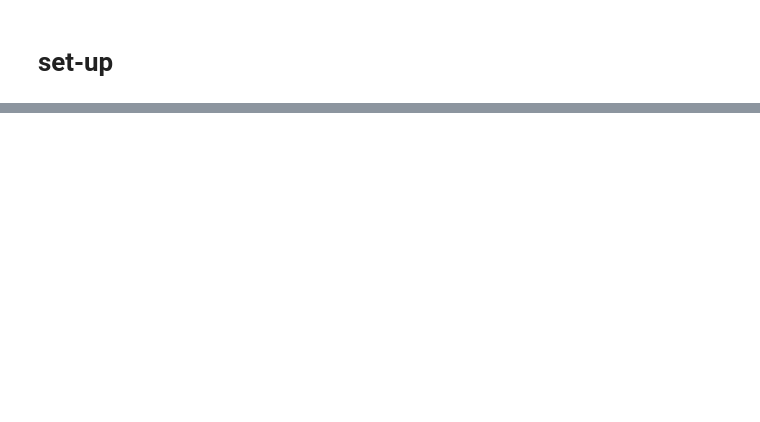
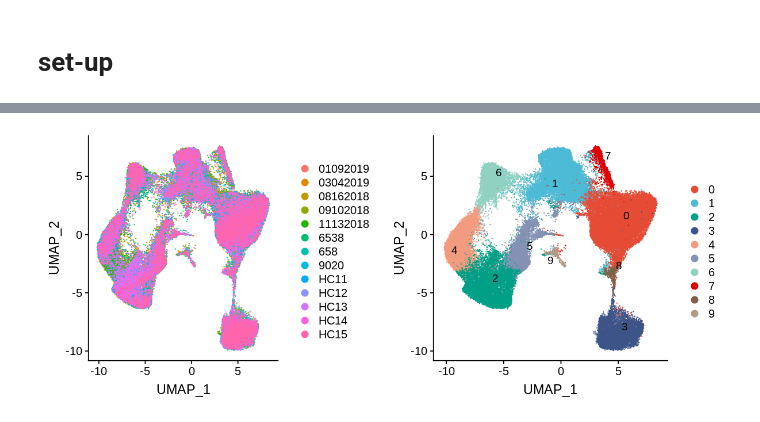
Before and after one commit to joypai/ms_singlecell, a Jupyter notebook: ms_analysis.ipynb, the cells around one changed output, grey strips where cells are left out. Saved outputs shown, nothing was run; the diff lists cells and outputs as text; code cells hidden in the pictures; blank space fills up the shorter version.

Commit message:
first draft of cluster annotation analysis

```diff
--- a/ms_analysis.ipynb
+++ b/ms_analysis.ipynb
@@ -73,0 +94,7 @@ Running CCA
+# %%
+# A list of cell cycle markers, from Tirosh et al, 2015, is loaded with Seurat.  We can
+# segregate this list into markers of G2/M phase and markers of S phase
+s.genes <- cc.genes$s.genes
+g2m.genes <- cc.genes$g2m.genes
+
+merged.integrated <- CellCycleScoring(merged.integrated, s.features = s.genes, g2m.features = g2m.genes, set.ident = TRUE)
@@ -73,0 +103,8 @@ Running CCA
+# %%
+DefaultAssay(object = merged.integrated) <- "integrated"
+merged.integrated <- ScaleData(object = merged.integrated, vars.to.regress = c("S.Score", "G2M.Score"),
+                               verbose = FALSE)
+merged.integrated <- RunPCA(object = merged.integrated, npcs = 50, verbose = FALSE)
+# %%
+merged.integrated <- RunUMAP(merged.integrated, reduction = "pca", dims = 1:20)
+# merged.integrated <- RunTSNE(object = merged.integrated, reduction = "pca", dims = 1:50)
@@ -73,0 +131,12 @@ Running CCA
+# %%
+mypal = pal_npg("nrc", alpha = 1)(10)
+
+p1 <- DimPlot(object = merged.integrated, reduction = "umap", group.by = "orig.ident")
+umapplot_seurat_clusters <- DimPlot(object = merged.integrated, reduction = "umap",
+                                    group.by = "integrated_snn_res.0.2",
+                                    label = TRUE, repel = TRUE, cols=mypal)
+# %%
+options(repr.plot.width=10, repr.plot.height=4)
+plot_grid(p1, umapplot_seurat_clusters)
+# %% [output]
+[figure, added]
```
Also changed, not shown: parts of 75 cells of this notebook, 2 other files.
